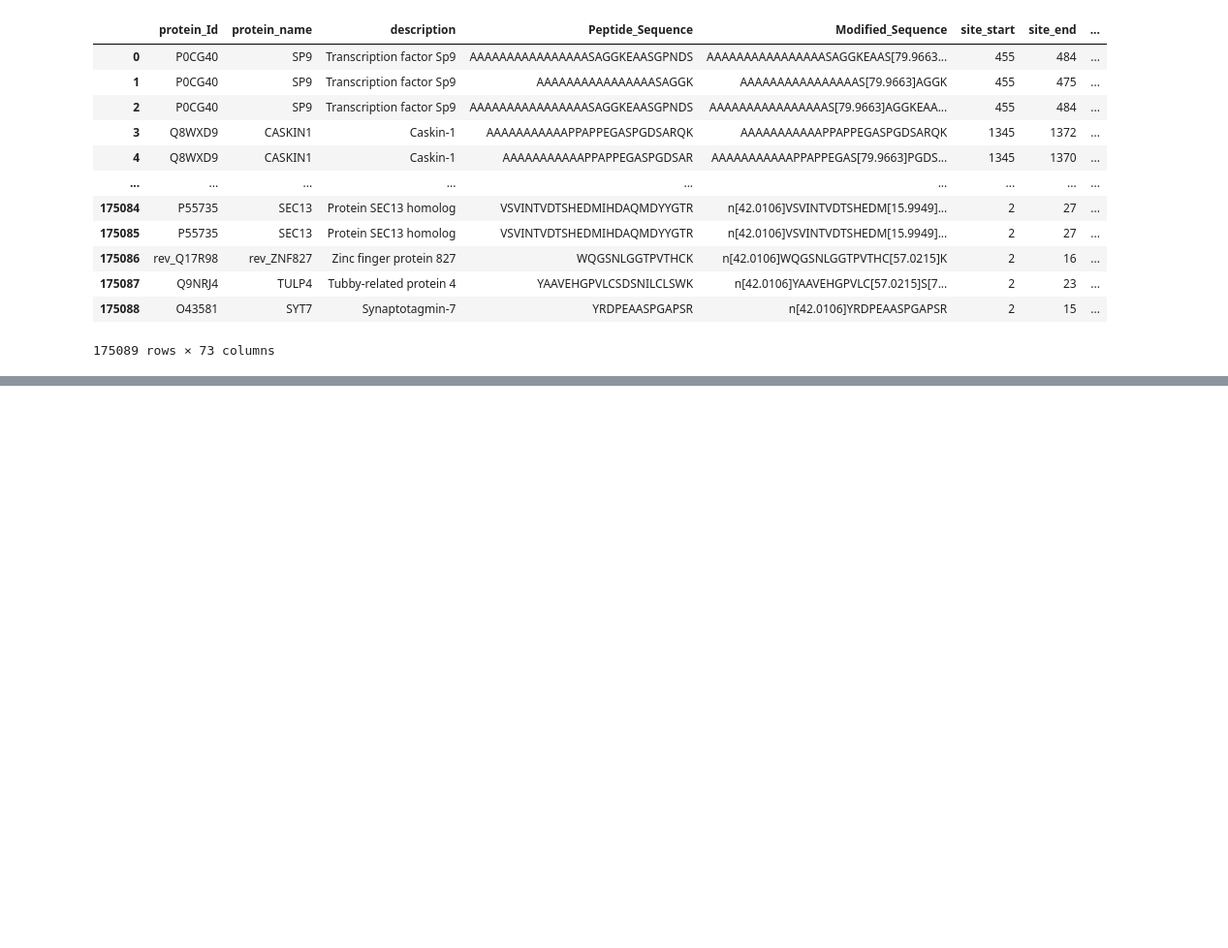
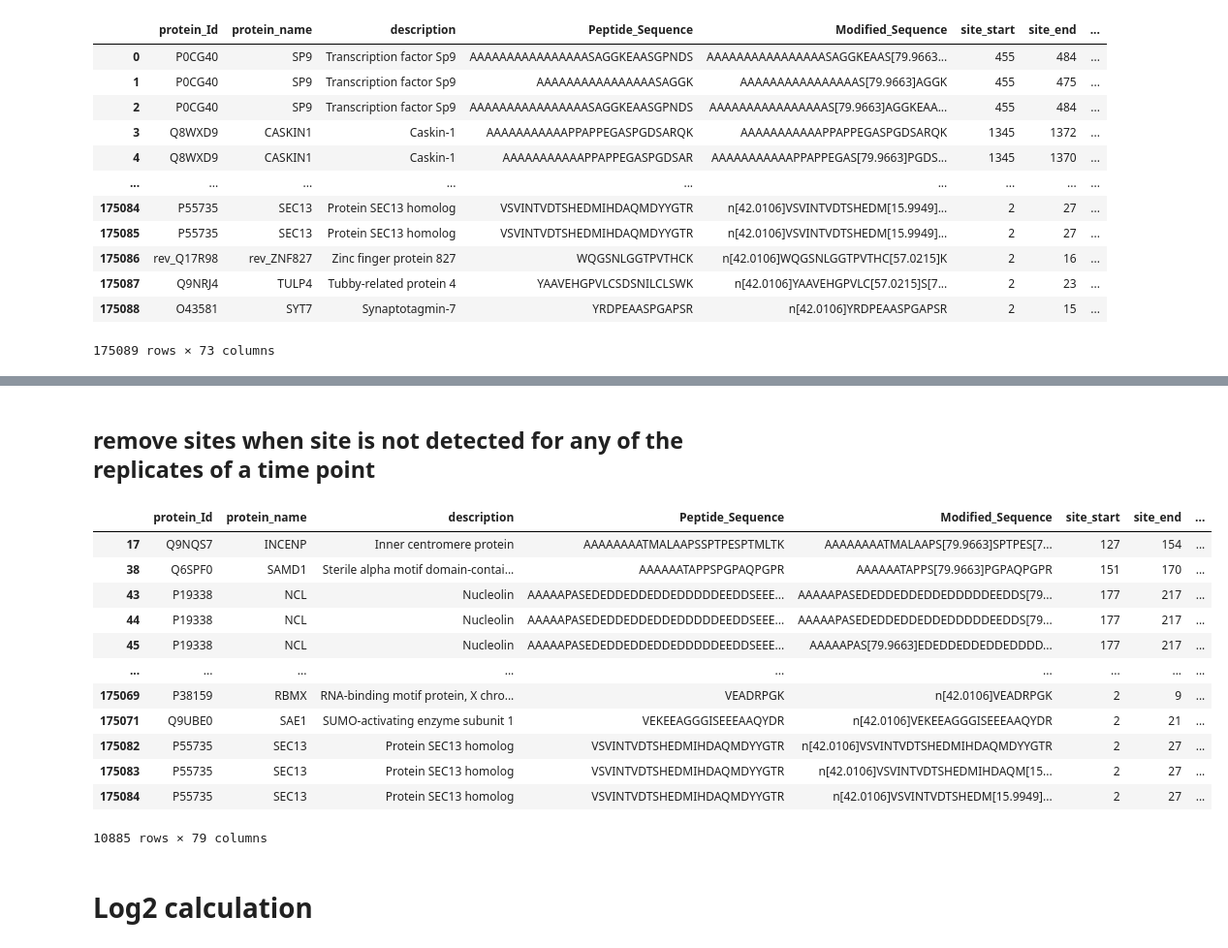
Before and after one commit to IgnacioNavas/TMT_Data_analysis, a Jupyter notebook: Mutant_experiment_pre_analysis.ipynb, the cells around one changed output, grey strips where cells are left out. Shown at 97% size. Cells and saved outputs as stored; diff of their text form; code cells hidden in the pictures; blank space fills up the shorter version.

```diff
--- a/Mutant_experiment_pre_analysis.ipynb
+++ b/Mutant_experiment_pre_analysis.ipynb
@@ -91 +147,36 @@ print(log2_FC_columns)
+# %% [markdown]
+## remove sites when site is not detected for any of the replicates of a time point
+# %%
+replicates = [element for element in raw_columns if "starve" not in element]
+replicates
+
+replicates = list(set([element.replace("_r1", "").replace("_r2", "") for element in replicates]))
+
+suffixes = ["_r1", "_r2"]
+
+# Drop rows if the phosphosite was not detected in the 2 replicates for any time point and any condition
+for condition in replicates:
+    mask = (
+        (df_combined[f"{condition}{suffixes[0]}"] == 0) &
+        (df_combined[f"{condition}{suffixes[1]}"] == 0)
+    )
+    df_combined = df_combined.drop(df_combined[mask].index)
+
+df_combined
+# %% [output]
+|  | protein_Id | protein_name | description | Peptide_Sequence | Modified_Sequence | site_start | site_end | ... |
+| 17 | Q9NQS7 | INCENP | Inner centromere protein | AAAAAAAATMALAAPSSPTPESPTMLTK | AAAAAAAATMALAAPS[79.9663]SPTPES[7... | 127 | 154 | ... |
+| 38 | Q6SPF0 | SAMD1 | Sterile alpha motif domain-contai... | AAAAAATAPPSPGPAQPGPR | AAAAAATAPPS[79.9663]PGPAQPGPR | 151 | 170 | ... |
+| 43 | P19338 | NCL | Nucleolin | AAAAAPASEDEDDEDDEDDEDDDDDEEDDSEEE... | AAAAAPASEDEDDEDDEDDEDDDDDEEDDS[79... | 177 | 217 | ... |
+| 44 | P19338 | NCL | Nucleolin | AAAAAPASEDEDDEDDEDDEDDDDDEEDDSEEE... | AAAAAPASEDEDDEDDEDDEDDDDDEEDDS[79... | 177 | 217 | ... |
+| 45 | P19338 | NCL | Nucleolin | AAAAAPASEDEDDEDDEDDEDDDDDEEDDSEEE... | AAAAAPAS[79.9663]EDEDDEDDEDDEDDDD... | 177 | 217 | ... |
+| ... | ... | ... | ... | ... | ... | ... | ... | ... |
+| 175069 | P38159 | RBMX | RNA-binding motif protein, X chro... | VEADRPGK | n[42.0106]VEADRPGK | 2 | 9 | ... |
+| 175071 | Q9UBE0 | SAE1 | SUMO-activating enzyme subunit 1 | VEKEEAGGGISEEEAAQYDR | n[42.0106]VEKEEAGGGISEEEAAQYDR | 2 | 21 | ... |
+| 175082 | P55735 | SEC13 | Protein SEC13 homolog | VSVINTVDTSHEDMIHDAQMDYYGTR | n[42.0106]VSVINTVDTSHEDMIHDAQMDYYGTR | 2 | 27 | ... |
+| 175083 | P55735 | SEC13 | Protein SEC13 homolog | VSVINTVDTSHEDMIHDAQMDYYGTR | n[42.0106]VSVINTVDTSHEDMIHDAQM[15... | 2 | 27 | ... |
+| 175084 | P55735 | SEC13 | Protein SEC13 homolog | VSVINTVDTSHEDMIHDAQMDYYGTR | n[42.0106]VSVINTVDTSHEDM[15.9949]... | 2 | 27 | ... |
+10885 rows × 79 columns
+# %% [markdown]
+# Log2 calculation
 # %%
```
Also changed, not shown: parts of 28 cells of this notebook, 6 other files.
